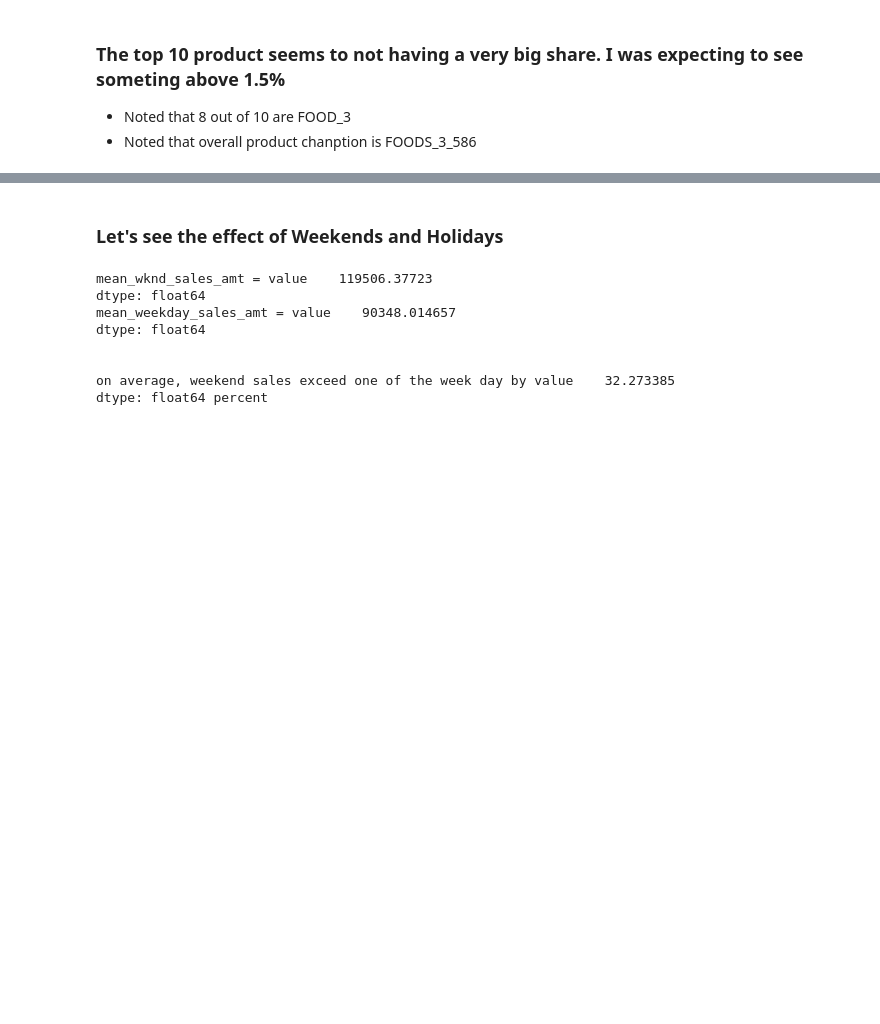
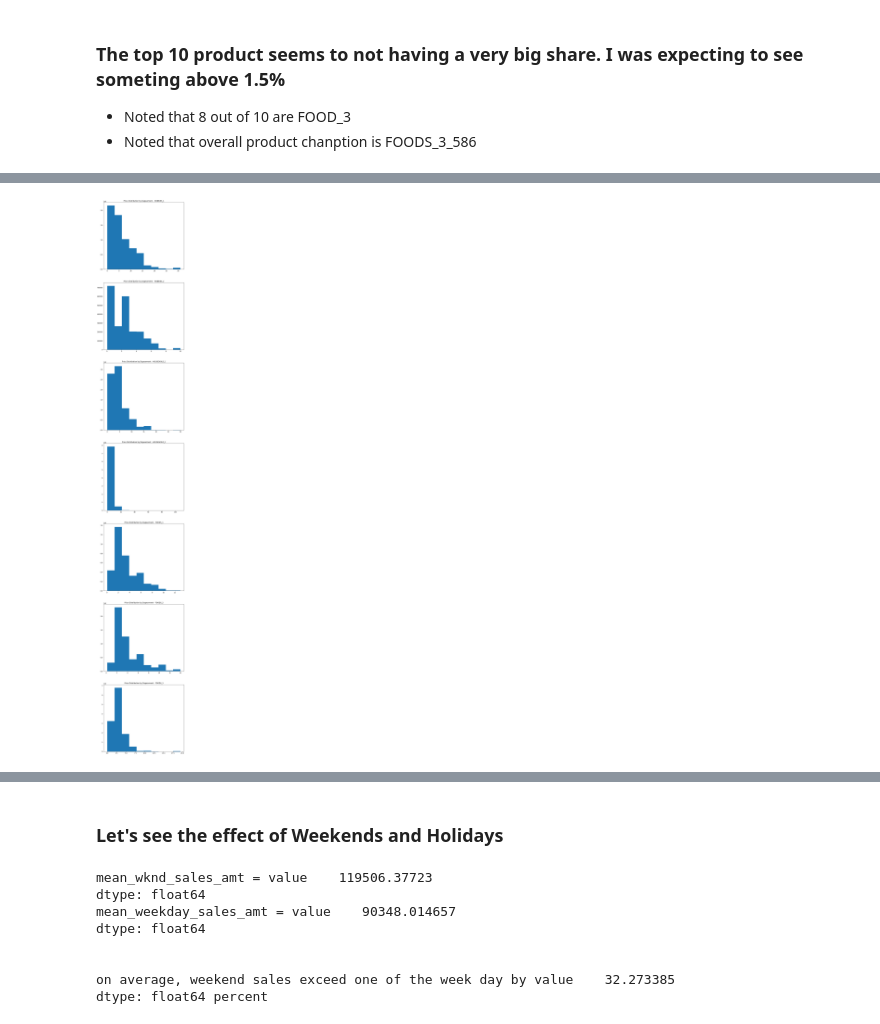
Before and after one commit to soi130/M5_case_study, a Jupyter notebook: M5_analysis.ipynb, the cells around one changed output, grey strips where cells are left out. Saved outputs shown, nothing was run; the diff lists cells and outputs as text; code cells hidden in the pictures; blank space fills up the shorter version.

```diff
--- a/M5_analysis.ipynb
+++ b/M5_analysis.ipynb
@@ -661,0 +731,20 @@ top_10_prod(total_df)
+# %%
+def plot_price_distribution(total_df):
+    df = total_df[['dept_id','sell_price']]
+    # df_list = []
+    # for dep in df['dept_id'].unique():
+    #     temp = df.loc[df['dept_id']==dep]
+    #     df_list.append(temp)
+
+    fig = plt.figure(figsize=(10,70))
+    for i,dep in enumerate(df['dept_id'].unique()):
+        plt.subplot(7,1,i+1)
+        plt.hist(df.loc[df['dept_id']==dep, 'sell_price'])
+        plt.title('Price Distribution by Dapearment - {}'.format(dep))
+
+
+    #return df_list
+# %%
+plot_price_distribution(total_df)
+# %% [output]
+[figure, added]
```
Also changed, not shown: parts of 24 cells of this notebook, 15 other files.
